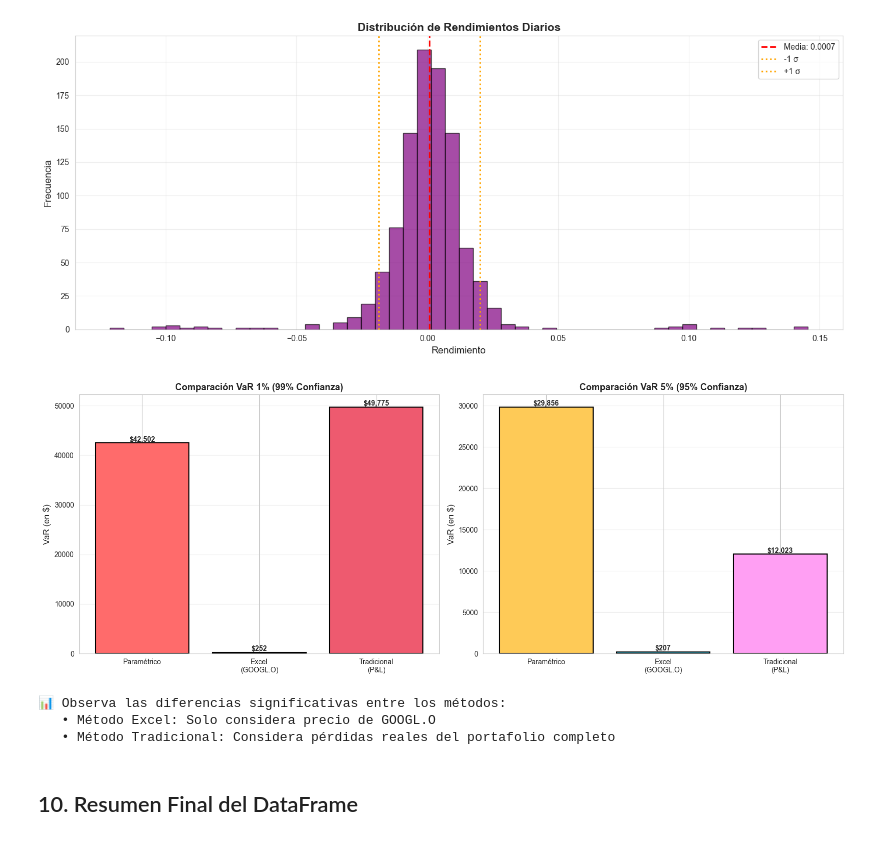
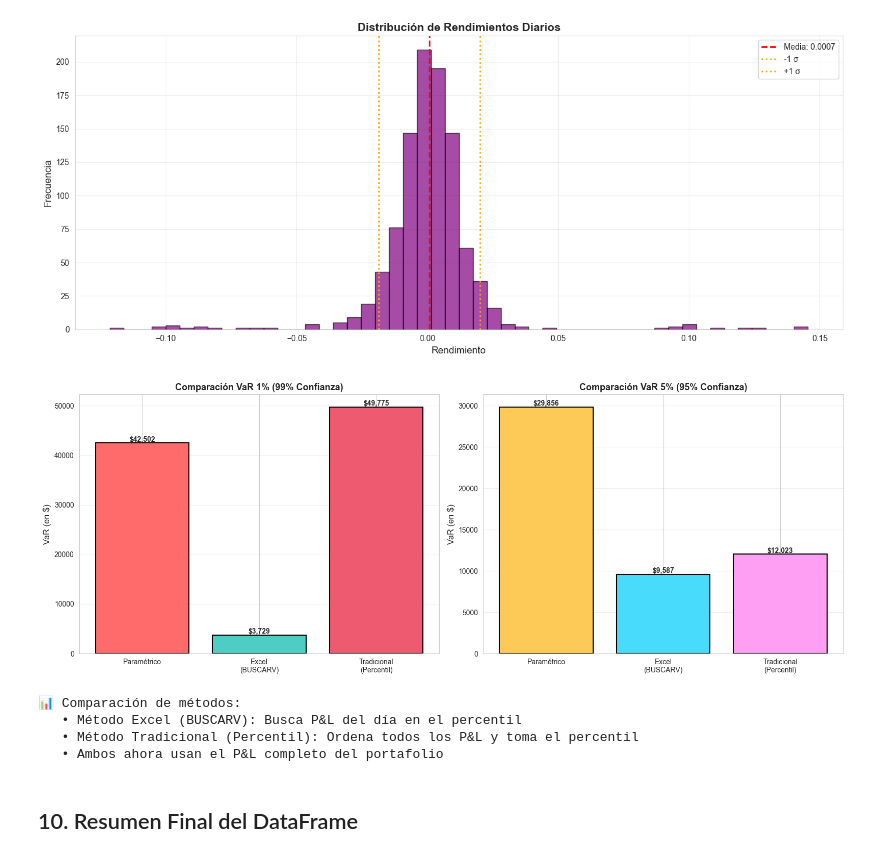
Before and after one commit to JuanMarcoCastro/Riesgos, a Jupyter notebook: actividad1_equipo3.ipynb, the cells around one changed output. Saved outputs shown, nothing was run; the diff lists cells and outputs as text; code cells hidden in the pictures.

```diff
--- a/actividad1_equipo3.ipynb
+++ b/actividad1_equipo3.ipynb
@@ -262,10 +272,10 @@ Valor del portafolio actual: $953,355.17
 # %%
 # ============================================================================
-# VaR NO PARAMÉTRICO - VERSIÓN 1: MÉTODO EXCEL (GOOGL.O)
+# VaR NO PARAMÉTRICO - VERSIÓN 1: MÉTODO EXCEL (BUSCARV)
 # ============================================================================
-# Método BUSCARV de Excel: busca el precio de GOOGL.O en el percentil del día
-# =ABS(BUSCARV(MAX(Días)*percentil, Matriz_completa, 10, 0))
-# Columna 10 = GOOGL.O
+# Método BUSCARV de Excel: busca el P&L en el percentil del día
+# =ABS(BUSCARV(MAX(Días)*percentil, Matriz_completa, columna_PnL, 0))
+# La columna 10 en Excel corresponde al P&L ordenado por día
 
 # Obtener el número máximo de días
 max_dia = df['Día'].max()
@@ -275,9 +285,9 @@ dia_1pct = max_dia * 0.01  # Día 10
 dia_5pct = max_dia * 0.05  # Día 50
 
 print("="*70)
-print("VaR NO PARAMÉTRICO - VERSIÓN 1: MÉTODO EXCEL (GOOGL.O)")
+print("VaR NO PARAMÉTRICO - VERSIÓN 1: MÉTODO EXCEL (BUSCARV)")
 print("="*70)
-print(f"\n📋 Método: BUSCARV - Columna 10 (GOOGL.O)")
+print(f"\n📋 Método: BUSCARV - Busca el P&L en el día del percentil")
 print(f"   Número total de días: {max_dia}")
 print(f"   Día para 1% percentil: {dia_1pct}")
 print(f"   Día para 5% percentil: {dia_5pct}")
@@ -286,25 +296,25 @@ print(f"   Día para 5% percentil: {dia_5pct}")
 idx_1pct = (df['Día'] - dia_1pct).abs().idxmin()
 idx_5pct = (df['Día'] - dia_5pct).abs().idxmin()
 
-# VaR = precio de GOOGL.O en ese día (columna 10 en Excel)
-VaR_no_parametrico_1pct_excel = abs(df.loc[idx_1pct, 'GOOGL.O'])
-VaR_no_parametrico_5pct_excel = abs(df.loc[idx_5pct, 'GOOGL.O'])
+# VaR = P&L en ese día (equivalente a columna 10 en Excel)
+VaR_no_parametrico_1pct_excel = abs(df.loc[idx_1pct, 'P&L'])
+VaR_no_parametrico_5pct_excel = abs(df.loc[idx_5pct, 'P&L'])
 
 print(f"\n1% VaR (99% confianza):")
 print(f"  Día encontrado: {df.loc[idx_1pct, 'Día']}")
 print(f"  Fecha: {df.loc[idx_1pct, 'Date']}")
-print(f"  Precio GOOGL.O: ${df.loc[idx_1pct, 'GOOGL.O']:,.2f}")
+print(f"  P&L en ese día: ${df.loc[idx_1pct, 'P&L']:,.2f}")
 print(f"  VaR (Excel): ${VaR_no_parametrico_1pct_excel:,.2f}")
 print(f"  Porcentaje del portafolio: {(VaR_no_parametrico_1pct_excel/V0_hoy)*100:.2f}%")
 
 print(f"\n5% VaR (95% confianza):")
 print(f"  Día encontrado: {df.loc[idx_5pct, 'Día']}")
 print(f"  Fecha: {df.loc[idx_5pct, 'Date']}")
-print(f"  Precio GOOGL.O: ${df.loc[idx_5pct, 'GOOGL.O']:,.2f}")
+print(f"  P&L en ese día: ${df.loc[idx_5pct, 'P&L']:,.2f}")
 print(f"  VaR (Excel): ${VaR_no_parametrico_5pct_excel:,.2f}")
 print(f"  Porcentaje del portafolio: {(VaR_no_parametrico_5pct_excel/V0_hoy)*100:.2f}%")
 
-print("\n⚠️  NOTA: Este método solo considera el precio de una acción (GOOGL.O),")
-print("   no refleja el riesgo completo del portafolio.")
+print("\n⚠️  NOTA: Este método usa el P&L del día correspondiente al percentil,")
+print("   replicando la fórmula BUSCARV de Excel.")
 # %% [output]
 ======================================================================
@@ -764,7 +839,7 @@ plt.show()
 fig, (ax1, ax2) = plt.subplots(1, 2, figsize=(16, 6))
 
 # 1% VaR
-metodos_1 = ['Paramétrico', 'Excel\n(GOOGL.O)', 'Tradicional\n(P&L)']
+metodos_1 = ['Paramétrico', 'Excel\n(BUSCARV)', 'Tradicional\n(Percentil)']
 valores_1 = [abs(VaR_parametrico_1pct), VaR_no_parametrico_1pct_excel, abs(VaR_no_parametrico_1pct_tradicional)]
 colores_1 = ['#ff6b6b', '#4ecdc4', '#ee5a6f']
 
@@ -773,41 +848,43 @@ ax1.set_ylabel('VaR (en $)', fontsize=12)
 ax1.set_title('Comparación VaR 1% (99% Confianza)', fontsize=13, fontweight='bold')
 ax1.grid(True, alpha=0.3, axis='y')
 
 # Añadir valores en las barras
 for bar, valor in zip(bars1, valores_1):
     height = bar.get_height()
     ax1.text(bar.get_x() + bar.get_width()/2., height,
              f'${valor:,.0f}',
              ha='center', va='bottom', fontsize=10, fontweight='bold')
 
 # 5% VaR
-metodos_2 = ['Paramétrico', 'Excel\n(GOOGL.O)', 'Tradicional\n(P&L)']
+metodos_2 = ['Paramétrico', 'Excel\n(BUSCARV)', 'Tradicional\n(Percentil)']
 valores_2 = [abs(VaR_parametrico_5pct), VaR_no_parametrico_5pct_excel, abs(VaR_no_parametrico_5pct_tradicional)]
 colores_2 = ['#feca57', '#48dbfb', '#ff9ff3']
 
 bars2 = ax2.bar(metodos_2, valores_2, color=colores_2, edgecolor='black', linewidth=1.5)
 ax2.set_ylabel('VaR (en $)', fontsize=12)
 ax2.set_title('Comparación VaR 5% (95% Confianza)', fontsize=13, fontweight='bold')
 ax2.grid(True, alpha=0.3, axis='y')
 
 # Añadir valores en las barras
 for bar, valor in zip(bars2, valores_2):
     height = bar.get_height()
     ax2.text(bar.get_x() + bar.get_width()/2., height,
              f'${valor:,.0f}',
              ha='center', va='bottom', fontsize=10, fontweight='bold')
 
 plt.tight_layout()
 plt.show()
 
-print("📊 Observa las diferencias significativas entre los métodos:")
-print("   • Método Excel: Solo considera precio de GOOGL.O")
-print("   • Método Tradicional: Considera pérdidas reales del portafolio completo")
+print("📊 Comparación de métodos:")
+print("   • Método Excel (BUSCARV): Busca P&L del día en el percentil")
+print("   • Método Tradicional (Percentil): Ordena todos los P&L y toma el percentil")
+print("   • Ambos ahora usan el P&L completo del portafolio")
 # %% [output]
-[figure, old version]
+[figure, new version]
-📊 Observa las diferencias significativas entre los métodos:
-   • Método Excel: Solo considera precio de GOOGL.O
-   • Método Tradicional: Considera pérdidas reales del portafolio completo
+📊 Comparación de métodos:
+   • Método Excel (BUSCARV): Busca P&L del día en el percentil
+   • Método Tradicional (Percentil): Ordena todos los P&L y toma el percentil
+   • Ambos ahora usan el P&L completo del portafolio
 # %% [markdown]
 ## 10. Resumen Final del DataFrame
 # %%
```
Also changed, not shown: parts of 7 cells of this notebook.
